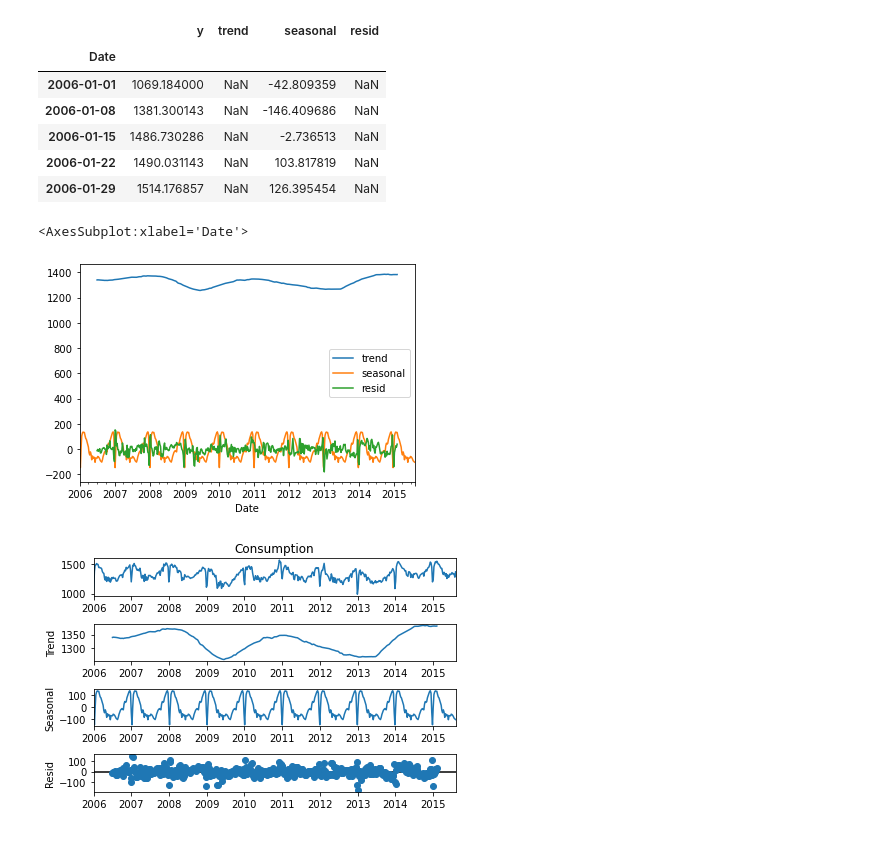
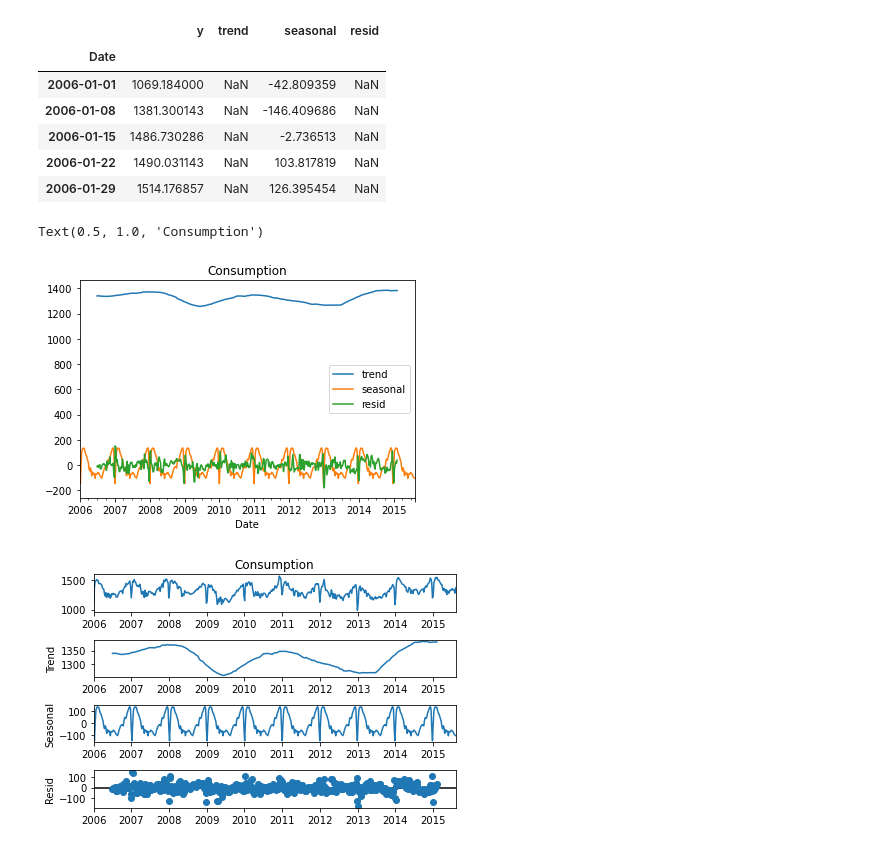
Before and after one commit to veronica-f-reyes/time-series-exercises, a Jupyter notebook: explore.ipynb, the cells around one changed output. Cells and saved outputs as stored; diff of their text form; code cells hidden in the pictures.

```diff
--- a/explore.ipynb
+++ b/explore.ipynb
@@ -428,9 +428,10 @@ decomposition.head()
 | 2006-01-29 | 1514.176857 | NaN | 126.395454 | NaN |
 # %%
 decomposition.iloc[:, 1:].plot()
+plt.title("Consumption")
 # %% [output]
-<AxesSubplot:xlabel='Date'>
+Text(0.5, 1.0, 'Consumption')
-[figure, old version]
+[figure, new version]
 # %%
 result.plot()
 # %% [output]
```
Also changed, not shown: parts of 3 cells of this notebook, 2 other files.
